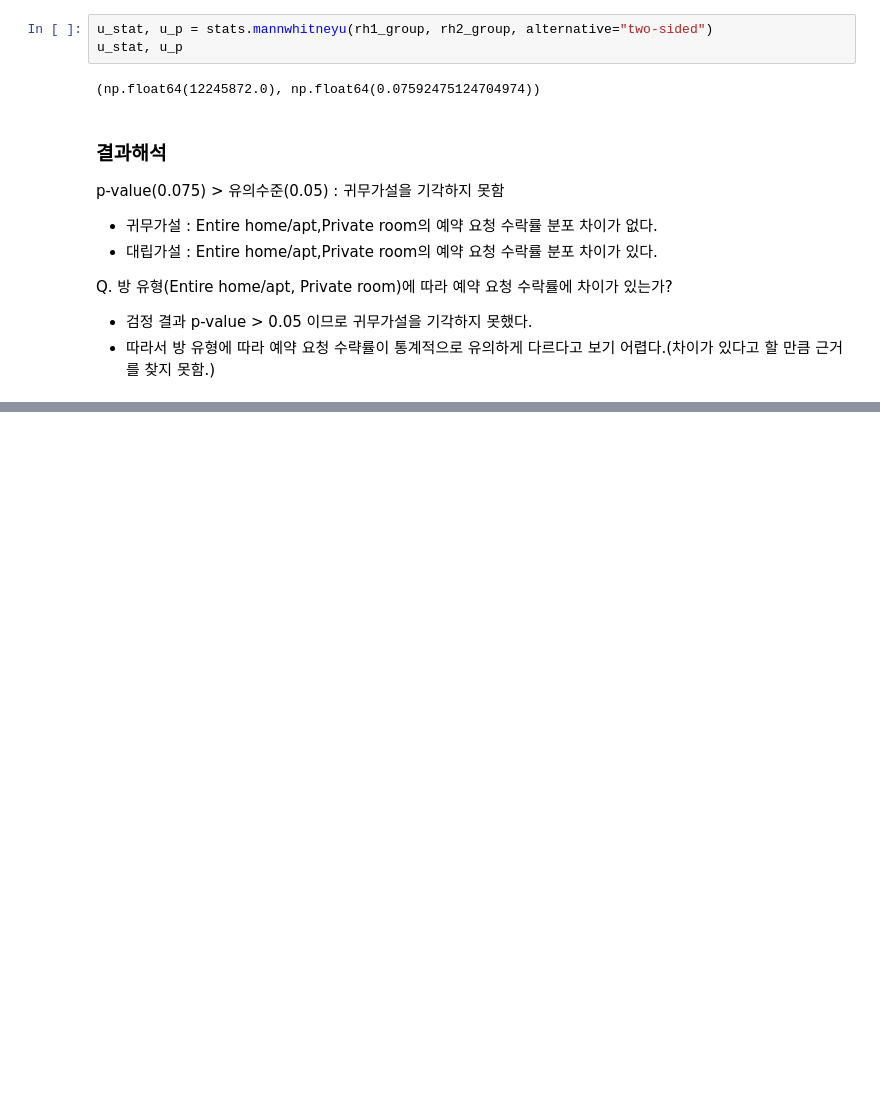
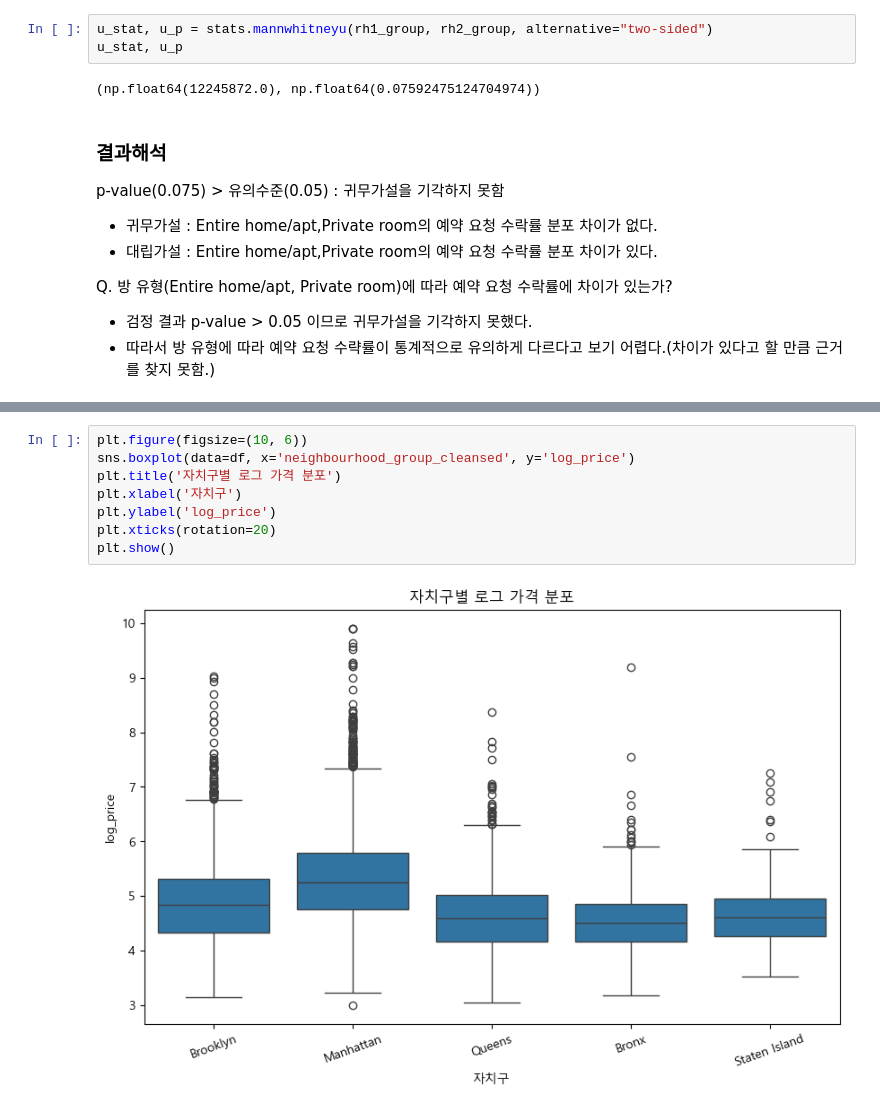
Before and after one commit to KyungminChang/data-analysis-project-BBB, a Jupyter notebook: 02_basic_statistics.ipynb, the cells around one changed output, grey strips where cells are left out. Cells and saved outputs as stored; diff of their text form; blank space fills up the shorter version.

```diff
--- a/02_basic_statistics.ipynb
+++ b/02_basic_statistics.ipynb
@@ -792,0 +845,10 @@ Q. 방 유형(Entire home/apt, Private room)에 따라 예약 요청 수락률
+# %%
+plt.figure(figsize=(10, 6))
+sns.boxplot(data=df, x='neighbourhood_group_cleansed', y='log_price')
+plt.title('자치구별 로그 가격 분포')
+plt.xlabel('자치구')
+plt.ylabel('log_price')
+plt.xticks(rotation=20)
+plt.show()
+# %% [output]
+[figure, added]
```
Also changed, not shown: parts of 23 cells of this notebook.
